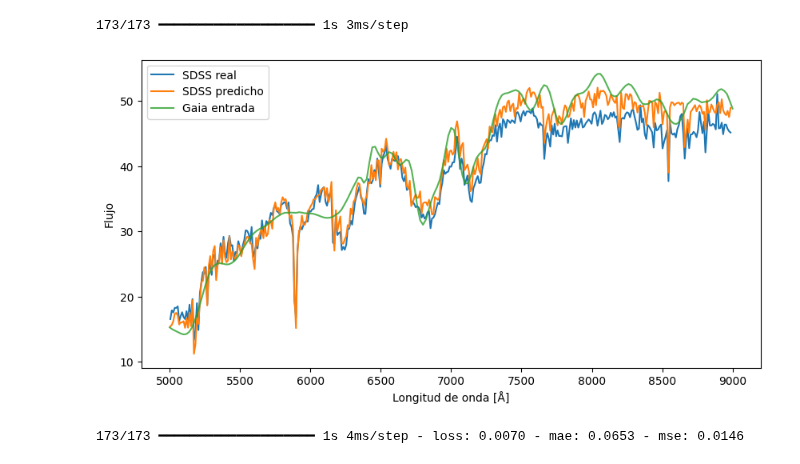
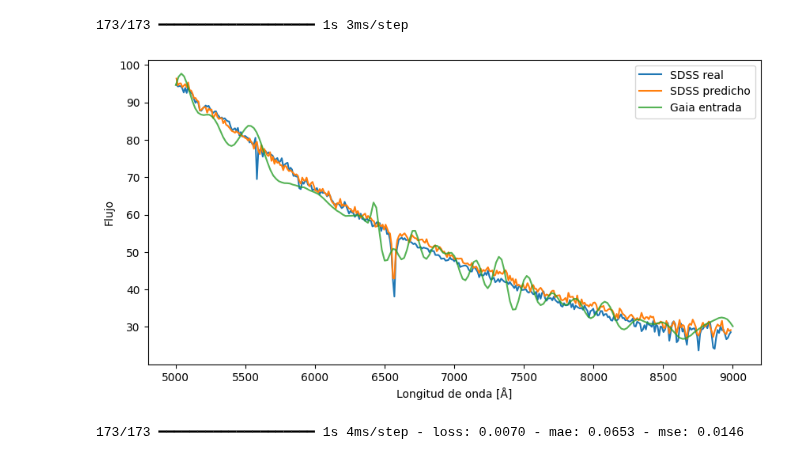
Before and after one commit to javier-cacho-master-ai/trabajo-fin-master, a Jupyter notebook: solution/model-training.ipynb, the cells around one changed output. Cells and saved outputs as stored; diff of their text form; code cells hidden in the pictures.

```diff
--- a/solution/model-training.ipynb
+++ b/solution/model-training.ipynb
@@ -297,21 +297,21 @@ y_pred = y_pred_norm * y_std + y_mean
 # %%
 import matplotlib.pyplot as plt
 
-i = 23
+i = 178
 #15, 23
 gaia_wavelength_ams = gaia_wavelength * 10
 gaia_in_sdss_units = X_test[i] / 1e-19
 
 plt.figure(figsize=(10, 5))
 plt.plot(sdss_wavelength_binned, y_test[i], label="SDSS real")
 plt.plot(sdss_wavelength_binned, y_pred[i], label="SDSS predicho")
 plt.plot(gaia_wavelength_ams, gaia_in_sdss_units, label="Gaia entrada", alpha=0.8)
 plt.xlabel("Longitud de onda [Å]")
 plt.ylabel("Flujo")
 plt.legend()
 plt.show()
 # %% [output]
-[figure, old version]
+[figure, new version]
 # %%
 test_loss, test_mae, test_mse = model.evaluate(
     X_test_norm,
```
Also changed, not shown: 4 other files.
